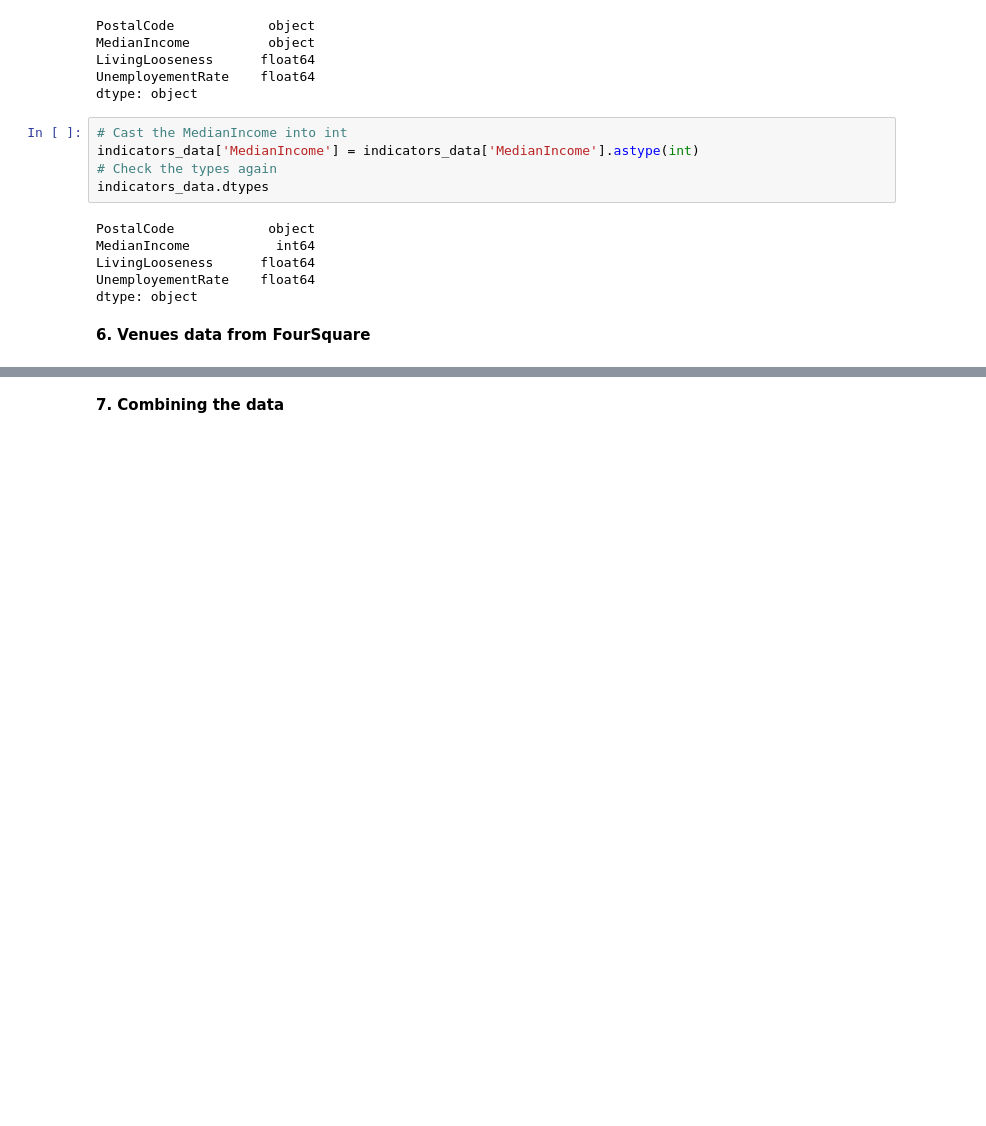
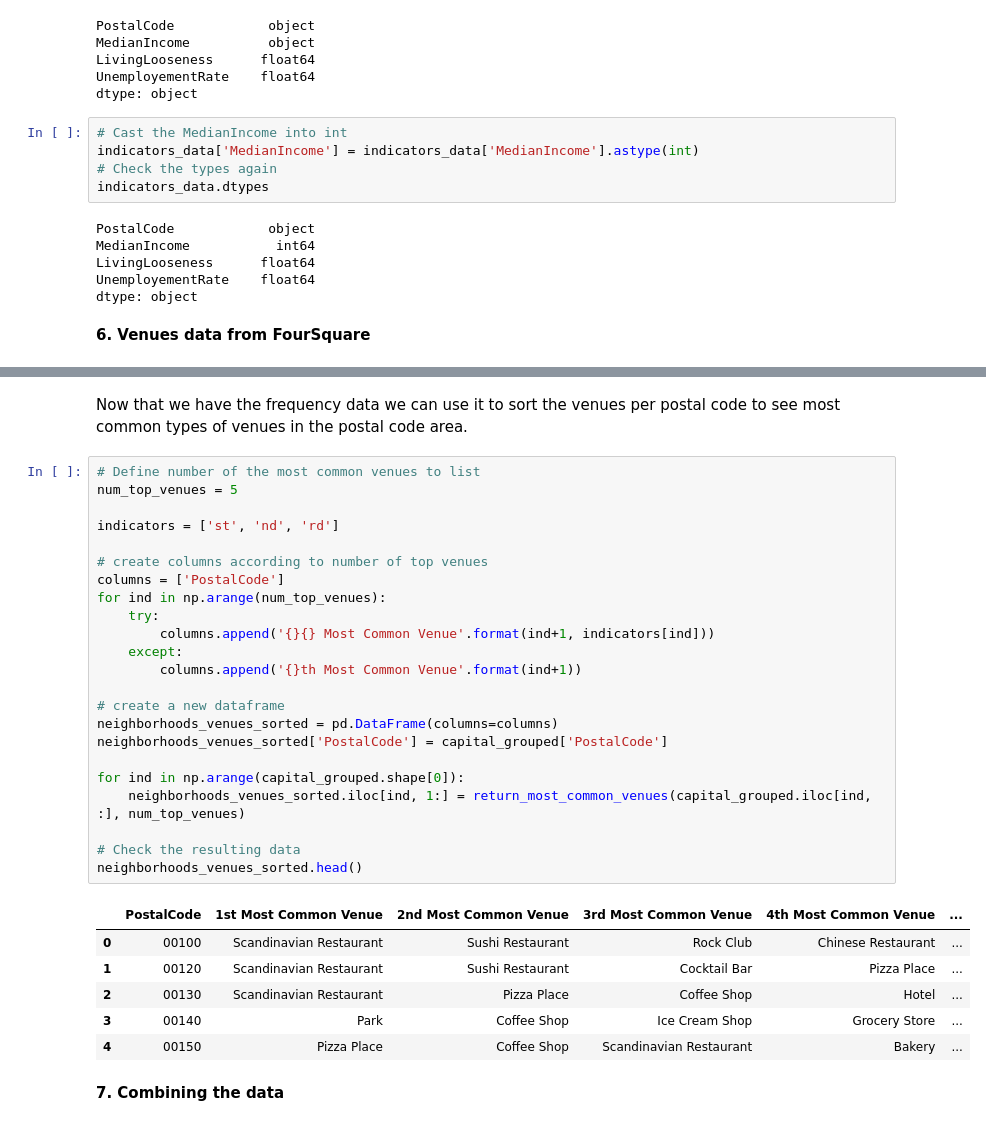
Before and after one commit to cobrelli/Coursera_Capstone, a Jupyter notebook: Capstone 1.ipynb, the cells around one changed output, grey strips where cells are left out. Cells and saved outputs as stored; diff of their text form; blank space fills up the shorter version.

```diff
--- a/Capstone 1.ipynb
+++ b/Capstone 1.ipynb
@@ -483,2 +597,34 @@ dtype: object
+# %% [markdown]
+Now that we have the frequency data we can use it to sort the venues per postal code to see most common types of venues in the postal code area.
+# %%
+# Define number of the most common venues to list
+num_top_venues = 5
+
+indicators = ['st', 'nd', 'rd']
+
+# create columns according to number of top venues
+columns = ['PostalCode']
+for ind in np.arange(num_top_venues):
+    try:
+        columns.append('{}{} Most Common Venue'.format(ind+1, indicators[ind]))
+    except:
+        columns.append('{}th Most Common Venue'.format(ind+1))
+
+# create a new dataframe
+neighborhoods_venues_sorted = pd.DataFrame(columns=columns)
+neighborhoods_venues_sorted['PostalCode'] = capital_grouped['PostalCode']
+
+for ind in np.arange(capital_grouped.shape[0]):
+    neighborhoods_venues_sorted.iloc[ind, 1:] = return_most_common_venues(capital_grouped.iloc[ind, :], num_top_venues)
+
+# Check the resulting data
+neighborhoods_venues_sorted.head()
+# %% [output]
+|  | PostalCode | 1st Most Common Venue | 2nd Most Common Venue | 3rd Most Common Venue | 4th Most Common Venue | ... |
+| 0 | 00100 | Scandinavian Restaurant | Sushi Restaurant | Rock Club | Chinese Restaurant | ... |
+| 1 | 00120 | Scandinavian Restaurant | Sushi Restaurant | Cocktail Bar | Pizza Place | ... |
+| 2 | 00130 | Scandinavian Restaurant | Pizza Place | Coffee Shop | Hotel | ... |
+| 3 | 00140 | Park | Coffee Shop | Ice Cream Shop | Grocery Store | ... |
+| 4 | 00150 | Pizza Place | Coffee Shop | Scandinavian Restaurant | Bakery | ... |
 # %% [markdown]
 <b>7. Combining the data</b>
```
Also changed, not shown: parts of 13 cells of this notebook.
